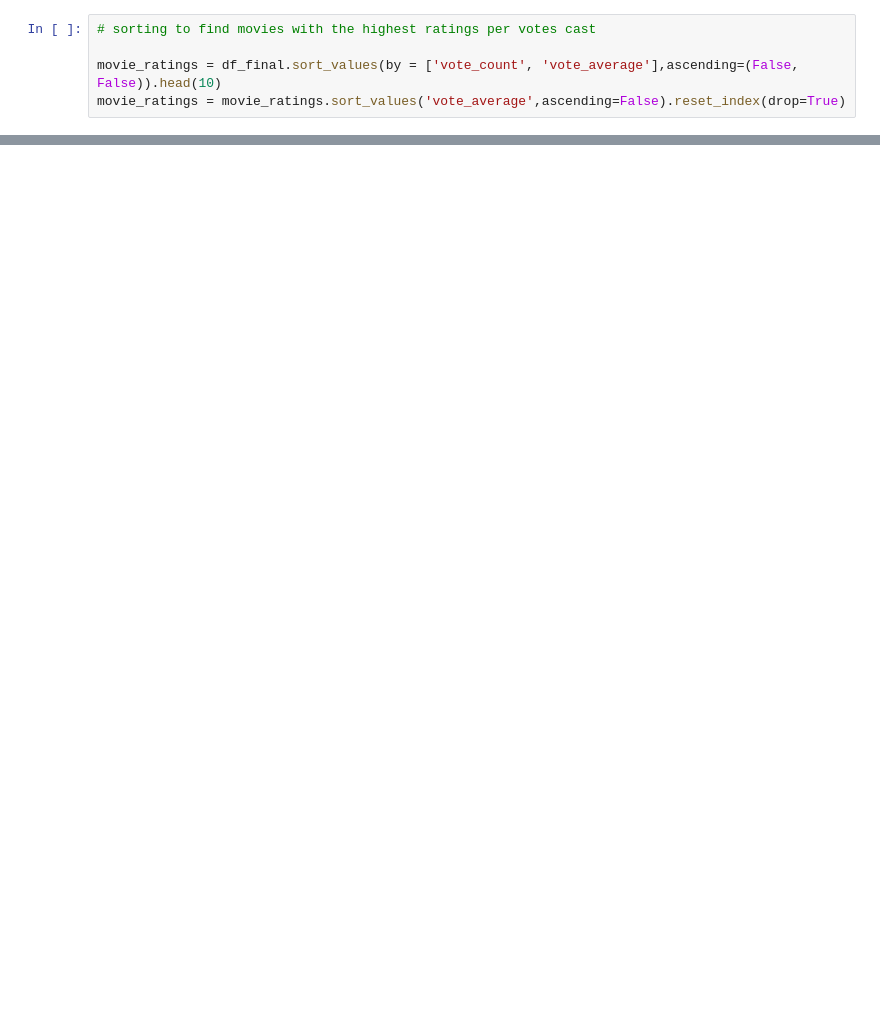
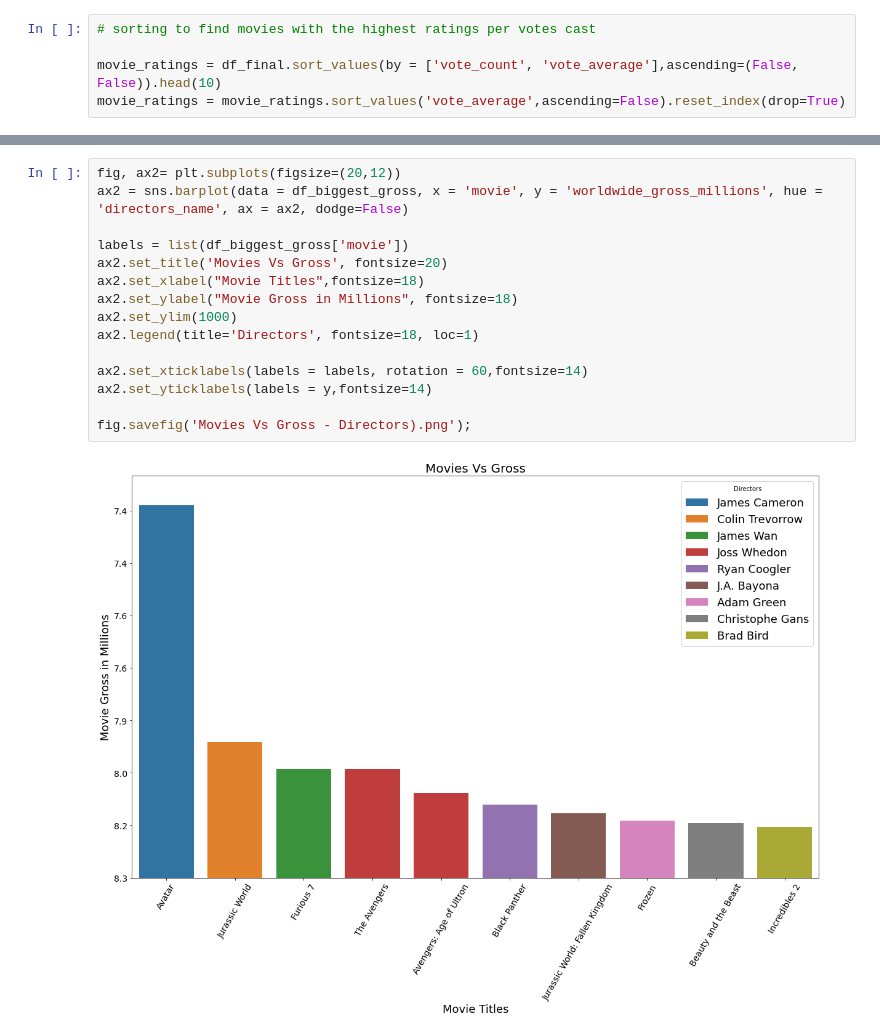
Before and after one commit to Mercy-Njambi/Microsoft-Movie-Market-Analysis, a Jupyter notebook: MicrosoftMovieStudioAnalysis.ipynb, the cells around one changed output, grey strips where cells are left out. Saved outputs shown, nothing was run; the diff lists cells and outputs as text; blank space fills up the shorter version.

```diff
--- a/MicrosoftMovieStudioAnalysis.ipynb
+++ b/MicrosoftMovieStudioAnalysis.ipynb
@@ -1054,0 +858,17 @@ ax.scatter(x,y)
+# %%
+fig, ax2= plt.subplots(figsize=(20,12))
+ax2 = sns.barplot(data = df_biggest_gross, x = 'movie', y = 'worldwide_gross_millions', hue = 'directors_name', ax = ax2, dodge=False)
+
+labels = list(df_biggest_gross['movie'])
+ax2.set_title('Movies Vs Gross', fontsize=20)
+ax2.set_xlabel("Movie Titles",fontsize=18)
+ax2.set_ylabel("Movie Gross in Millions", fontsize=18)
+ax2.set_ylim(1000)
+ax2.legend(title='Directors', fontsize=18, loc=1)
+
+ax2.set_xticklabels(labels = labels, rotation = 60,fontsize=14)
+ax2.set_yticklabels(labels = y,fontsize=14)
+
+fig.savefig('Movies Vs Gross - Directors).png');
+# %% [output]
+[figure, added]
```
Also changed, not shown: parts of 106 cells of this notebook, 12 other files.
